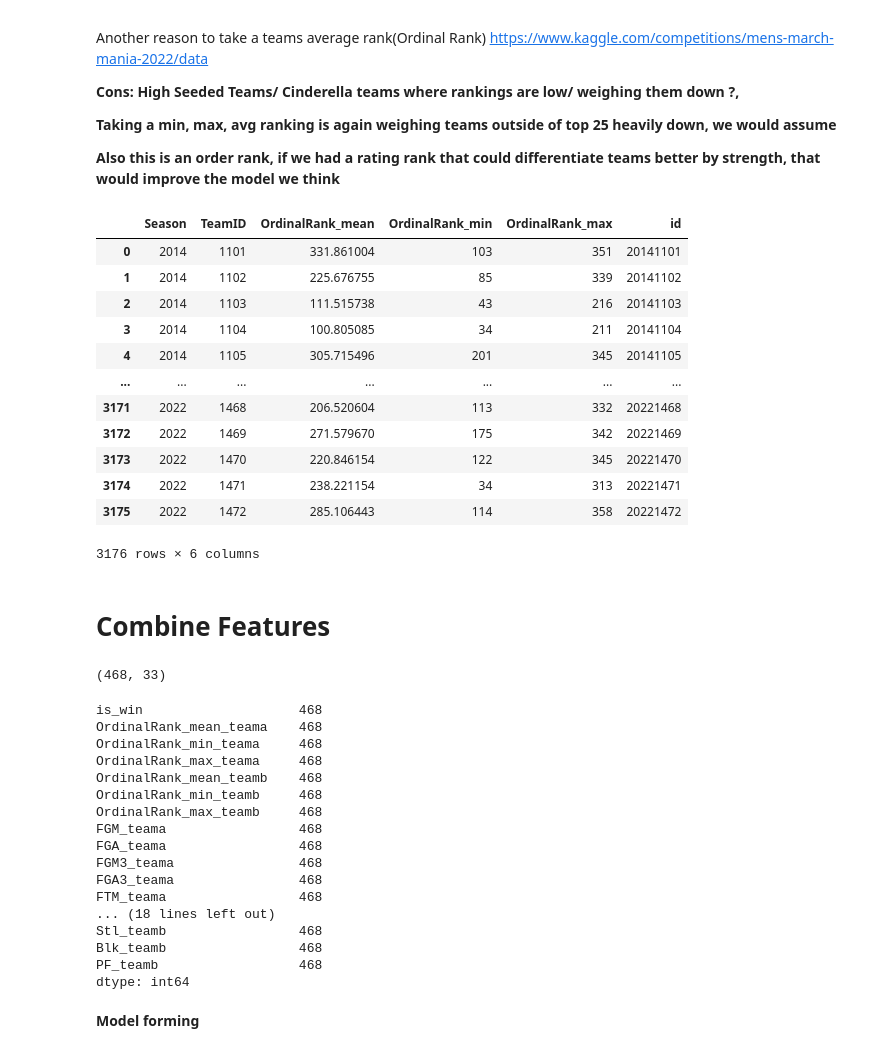
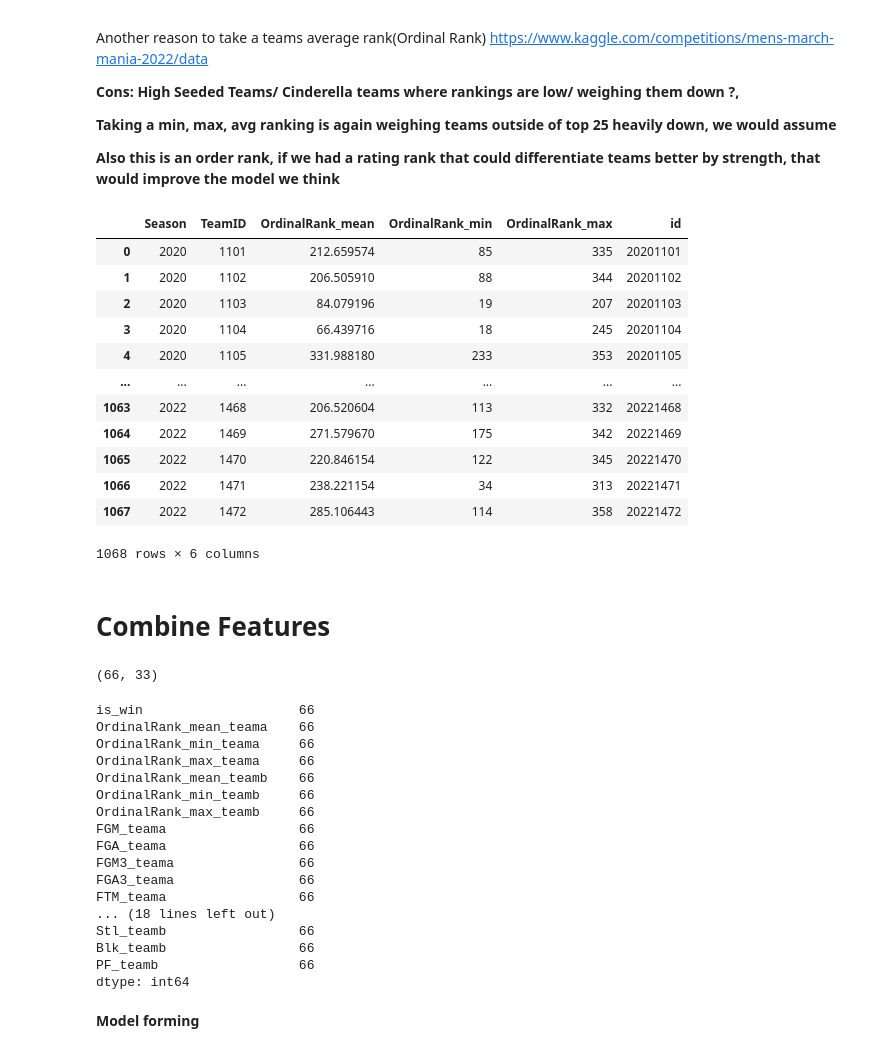
Before and after one commit to racruz25/group_project, a Jupyter notebook: Random_Forest_Model.ipynb, the cells around one changed output. Saved outputs shown, nothing was run; the diff lists cells and outputs as text; code cells hidden in the pictures.

```diff
--- a/Random_Forest_Model.ipynb
+++ b/Random_Forest_Model.ipynb
@@ -173,33 +182,33 @@ The "Massey Ordinal Rank " This file lists out rankings (e.g. #1, #2, #3, ..., #
 # %%
 # Read in Massey Rankings up to day 128 - Shows Teams and Massey Rankings by day in the 2003-2022 seasons
 
 ranks = pd.read_csv(files[3])
 
 # ['RankingDayNum'] == 133 - Because we only want Rankings leading up to the tournament
 
-ranks = ranks[ranks['Season'] >= 2014].reset_index(drop=True)
+ranks = ranks[ranks['Season'] >= 2020].reset_index(drop=True)
 #ranks = ranks[ranks['RankingDayNum'] == 133].reset_index(drop=True)
 
 aggregate_ranks = ranks.groupby(['Season', 'TeamID']).agg({'OrdinalRank': ['mean', 'min', 'max']})
 aggregate_ranks.columns = ['_'.join(col) for col in aggregate_ranks.columns]
 
 massey_Ranks = aggregate_ranks.reset_index()
 massey_Ranks['id'] = massey_Ranks.Season.astype(str) + massey_Ranks.TeamID.astype(str)
 massey_Ranks
 # %% [output]
 |  | Season | TeamID | OrdinalRank_mean | OrdinalRank_min | OrdinalRank_max | id |
-| 0 | 2014 | 1101 | 331.861004 | 103 | 351 | 20141101 |
-| 1 | 2014 | 1102 | 225.676755 | 85 | 339 | 20141102 |
-| 2 | 2014 | 1103 | 111.515738 | 43 | 216 | 20141103 |
-| 3 | 2014 | 1104 | 100.805085 | 34 | 211 | 20141104 |
-| 4 | 2014 | 1105 | 305.715496 | 201 | 345 | 20141105 |
+| 0 | 2020 | 1101 | 212.659574 | 85 | 335 | 20201101 |
+| 1 | 2020 | 1102 | 206.505910 | 88 | 344 | 20201102 |
+| 2 | 2020 | 1103 | 84.079196 | 19 | 207 | 20201103 |
+| 3 | 2020 | 1104 | 66.439716 | 18 | 245 | 20201104 |
+| 4 | 2020 | 1105 | 331.988180 | 233 | 353 | 20201105 |
 | ... | ... | ... | ... | ... | ... | ... |
-| 3171 | 2022 | 1468 | 206.520604 | 113 | 332 | 20221468 |
-| 3172 | 2022 | 1469 | 271.579670 | 175 | 342 | 20221469 |
-| 3173 | 2022 | 1470 | 220.846154 | 122 | 345 | 20221470 |
-| 3174 | 2022 | 1471 | 238.221154 | 34 | 313 | 20221471 |
-| 3175 | 2022 | 1472 | 285.106443 | 114 | 358 | 20221472 |
+| 1063 | 2022 | 1468 | 206.520604 | 113 | 332 | 20221468 |
+| 1064 | 2022 | 1469 | 271.579670 | 175 | 342 | 20221469 |
+| 1065 | 2022 | 1470 | 220.846154 | 122 | 345 | 20221470 |
+| 1066 | 2022 | 1471 | 238.221154 | 34 | 313 | 20221471 |
+| 1067 | 2022 | 1472 | 285.106443 | 114 | 358 | 20221472 |
-3176 rows × 6 columns
+1068 rows × 6 columns
 # %%
 # # 9) Extract tourney data
 
@@ -217,7 +226,7 @@ def is_winning(wteam, lteam):
 
 
 march_tourney = pd.read_csv(files[1])
-march_tourney = march_tourney[march_tourney['Season'] >= 2014].reset_index(drop=True)
+march_tourney = march_tourney[march_tourney['Season'] >= 2020].reset_index(drop=True)
 
 train = march_tourney
 
@@ -237,23 +246,23 @@ train = train.drop(['DayNum', 'WTeamID', 'LTeamID', 'NumOT', 'Season', 'WLoc'],
 print(train.shape)
 train.count()
 # %% [output]
-(468, 33)
+(66, 33)
-is_win                    468
-OrdinalRank_mean_teama    468
-OrdinalRank_min_teama     468
-OrdinalRank_max_teama     468
-OrdinalRank_mean_teamb    468
-OrdinalRank_min_teamb     468
-OrdinalRank_max_teamb     468
-FGM_teama                 468
-FGA_teama                 468
-FGM3_teama                468
-FGA3_teama                468
-FTM_teama                 468
+is_win                    66
+OrdinalRank_mean_teama    66
+OrdinalRank_min_teama     66
+OrdinalRank_max_teama     66
+OrdinalRank_mean_teamb    66
+OrdinalRank_min_teamb     66
+OrdinalRank_max_teamb     66
+FGM_teama                 66
+FGA_teama                 66
+FGM3_teama                66
+FGA3_teama                66
+FTM_teama                 66
 ... (18 lines left out)
-Stl_teamb                 468
-Blk_teamb                 468
-PF_teamb                  468
+Stl_teamb                 66
+Blk_teamb                 66
+PF_teamb                  66
 dtype: int64
 # %% [markdown]
 **Model forming**
```
Also changed, not shown: parts of 13 cells of this notebook.
